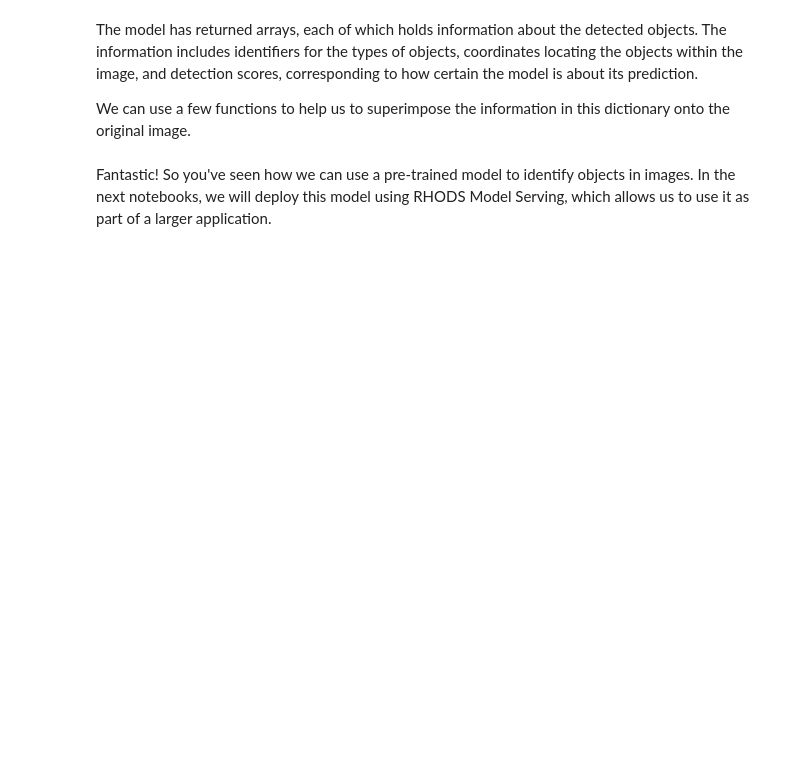
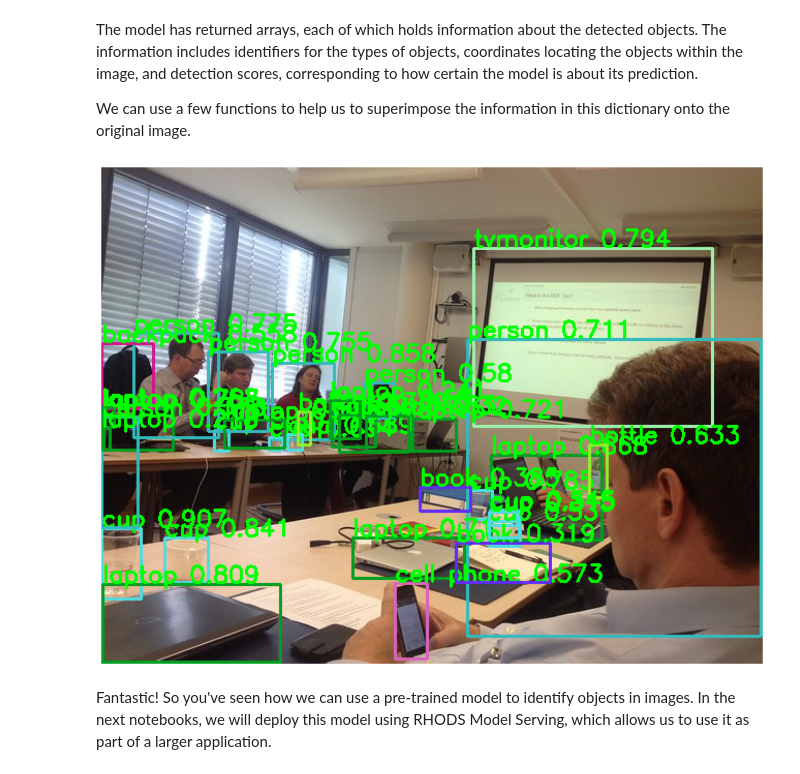
Before and after one commit to mamurak/object-detection-rest, a Jupyter notebook: 1_explore.ipynb, the cells around one changed output. Drawn from its saved outputs; the diff is of its cells as text; code cells hidden in the pictures; blank space fills up the shorter version.

Commit message:
updated visualization

```diff
--- a/1_explore.ipynb
+++ b/1_explore.ipynb
@@ -257,2 +255,42 @@ draw_boxes(sample_image, *result[0])
+# %%
+def draw_boxes(image_path, boxes, scores, labels, scaling, padding, class_labels):
+    image = cv2.imread(image_path)  # Read image
+    colors = {
+        name: [
+            random.randint(0, 255) for _ in range(3)
+        ] for i, name in enumerate(class_labels)
+    }
+    for i, (x0, y0, x1, y1) in enumerate(boxes):
+        box = np.array([x0, y0, x1, y1]).astype('float64')
+        box -= np.array(padding*2)
+        box /= scaling
+        box = box.round().astype(np.int32).tolist()
+        score = round(float(scores[i]), 3)
+        name = labels[i]
+        color = colors[name]
+        name += ' '+str(score)
+        cv2.rectangle(image, box[:2], box[2:], color, 2)
+        cv2.putText(
+            image,
+            name,
+            (box[0], box[1] - 2),
+            cv2.FONT_HERSHEY_SIMPLEX,
+            0.75,
+            [0, 255, 0],
+            thickness=2
+        )
+    img = cv2.cvtColor(image, cv2.COLOR_BGR2RGB)
+    fig = plt.gcf()
+    fig.set_size_inches(24, 12)
+    plt.axis('off')
+    plt.imshow(img)
+# %%
+boxes = result[0][0]
+scores = result[0][1]
+labels = result[0][2]
+# %%
+draw_boxes(sample_image, boxes, scores, labels, scale_factor, padding, class_labels)
+# %% [output]
+[figure, added]
 # %% [markdown]
 Fantastic! So you've seen how we can use a pre-trained model to identify objects in images. In the next notebooks, we will deploy this model using RHODS Model Serving, which allows us to use it as part of a larger application.
```
Also changed, not shown: parts of 10 cells of this notebook.
